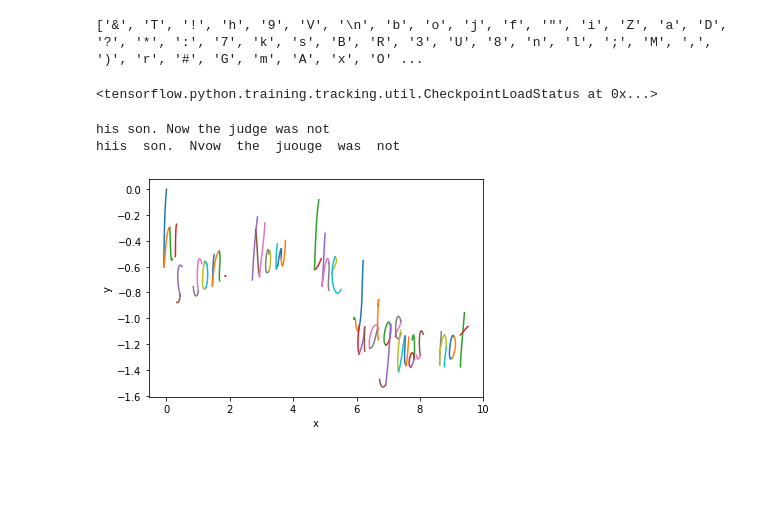
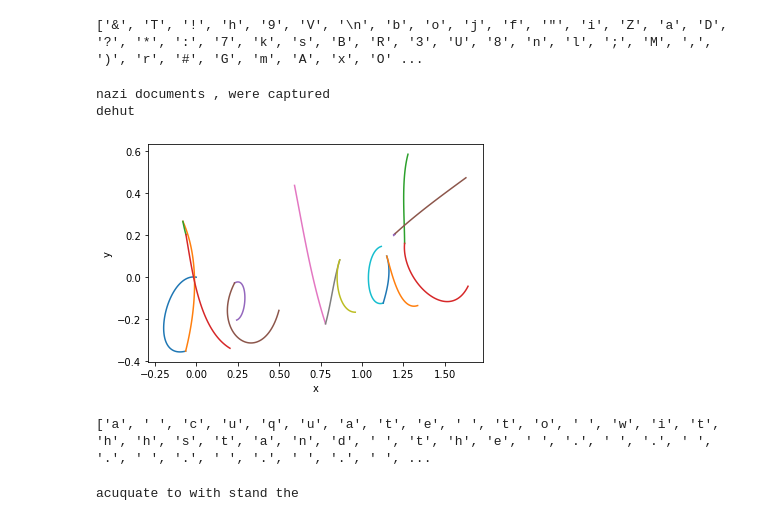
Before and after one commit to Redjeepkaiser/AutoWrite, a Jupyter notebook: src/notebooks/Training the encoder Bezier.ipynb, the cells around one changed output. Saved outputs shown, nothing was run; the diff lists cells and outputs as text; code cells hidden in the pictures; blank space fills up the shorter version.

```diff
--- a/src/notebooks/Training the encoder Bezier.ipynb
+++ b/src/notebooks/Training the encoder Bezier.ipynb
@@ -241,6 +164,8 @@ NotebookApp.rate_limit_window=3.0 (secs)
 loss_history[0].extend(history.history['loss'])
 loss_history[1].extend(history.history['val_loss'])
 # %%
-with open("../../training/encoder/loss", "wb") as f:
+with open(loss_path, "wb") as f:
     pickle.dump(loss_history, f)
+
+print(len(loss_history[0]))
 # %% [output]
@@ -337,26 +220,34 @@ def remove_blanks(l):
 # %% [output]
 ['&', 'T', '!', 'h', '9', 'V', '\n', 'b', 'o', 'j', 'f', '"', 'i', 'Z', 'a', 'D', '?', '*', ':', '7', 'k', 's', 'B', 'R', '3', 'U', '8', 'n', 'l', ';', 'M', ',', ')', 'r', '#', 'G', 'm', 'A', 'x', 'O' ...
 # %%
-model = build_model(N_BLSTM_LAYERS, N_CELLS, N_FEATURES, OUTPUT_SIZE)
-checkpoint_path = "../../training/encoder_bezier/cp.ckpt"
-model.load_weights(checkpoint_path)
+# model = build_model(N_BLSTM_LAYERS, N_CELLS, N_FEATURES, OUTPUT_SIZE)
+# checkpoint_path = "../../training/checkpoints/encoder_bezier/cp.ckpt"
+# model.load_weights(checkpoint_path)
-# %% [output]
-<tensorflow.python.training.tracking.util.CheckpointLoadStatus at 0x...>
+# %%
+from Preprocessor import Preprocessor
+preprocessor = Preprocessor("../../data/processed_data/alphabet")
+
+path = "./input_example.npy"
+raw_strokes = np.load(path, allow_pickle=True)
+p = preprocessor.strokes_to_bezier(raw_strokes, precision=0.01)
 # %%
-sample = 50
-res = model.call(tf.convert_to_tensor(np.expand_dims(padded_features[sample], 0)), mask=None).numpy()[0]
+# i = 500
+# sample = padded_features[i]
+sample = p
+output = model.call(tf.convert_to_tensor(np.expand_dims(sample, 0)), mask=None)
+res = output.numpy()[0]
 # %%
 argmax = np.argmax(res, axis=1)
 # %%
 import matplotlib.pyplot as plt
 
-print("".join(remove_blanks(decode_textline(padded_target[sample], alphabet))))
+print("".join(remove_blanks(decode_textline(padded_target[i], alphabet))))
 
 print("".join(remove_blanks(decode_textline(argmax, alphabet))))
 
-plot_bezier_curves(padded_features[sample])
+visualizer.plot_bezier_curves(sample)
 # %% [output]
-his son. Now the judge was not
-hiis  son.  Nvow  the  juouge  was  not
+nazi documents , were captured
+dehut
-[figure, old version]
+[figure, new version]
 # %%
@@ -363,0 +258,23 @@ np.save("test", padded_features[sample])
+# %%
+print(decode_textline(decoded[0].values, alphabet))
+# %% [output]
+['a', ' ', 'c', 'u', 'q', 'u', 'a', 't', 'e', ' ', 't', 'o', ' ', 'w', 'i', 't', 'h', 'h', 's', 't', 'a', 'n', 'd', ' ', 't', 'h', 'e', ' ', '.', ' ', '.', ' ', '.', ' ', '.', ' ', '.', ' ', '.', ' ', ...
+# %%
+import kenlm
+from pyctcdecode import build_ctcdecoder
+
+# load unigram list
+with open("librispeech-vocab.txt") as f:
+    unigram_list = [t for t in f.read().strip().split("\n")]
+
+decoder = build_ctcdecoder(
+    alphabet,
+#     kenlm_model_path="./3-gram.pruned.1e-7.arpa",
+#     unigrams=unigram_list,
+#     alpha=1.0,  # tuned on a val set
+#     beta=0.1,  # tuned on a val set
+)
+text = decoder.decode(res)
+print(text)
+# %% [output]
+acuquate to with stand the
```
Also changed, not shown: parts of 13 cells of this notebook, 10 other files.
